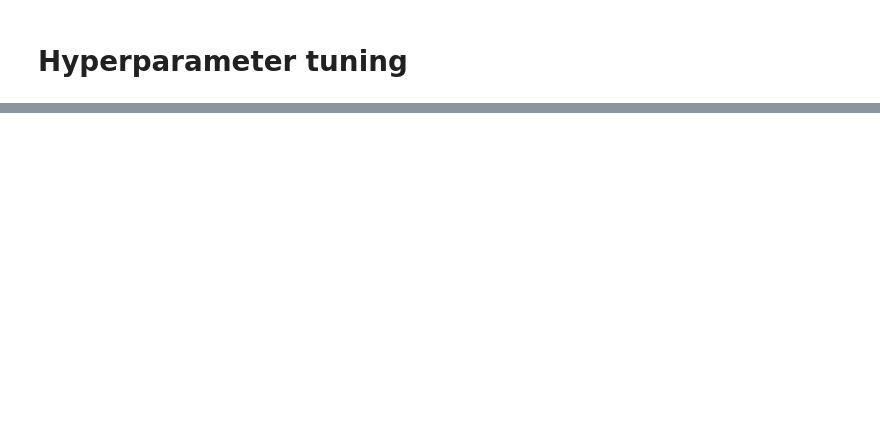
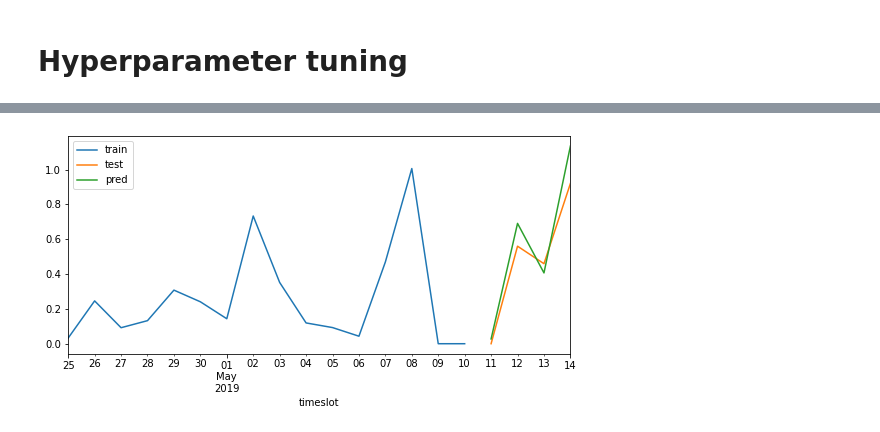
Before and after one commit to 4ug-aug/Otovo-OptimalControl, a Jupyter notebook: Random_Forest_Hyperparameter_Tuning.ipynb, the cells around one changed output, grey strips where cells are left out. Drawn from its saved outputs; the diff is of its cells as text; code cells hidden in the pictures; blank space fills up the shorter version.

```diff
--- a/Random_Forest_Hyperparameter_Tuning.ipynb
+++ b/Random_Forest_Hyperparameter_Tuning.ipynb
@@ -283,0 +354,12 @@ KeyboardInterrupt:
+# %%
+def undiff(diff, vals):
+    result = [vals[0]]
+    for i in range(len(diff)):
+        result.append(vals[i+1]+diff[i])
+    return result
+
+def trueundiff(diff, first):
+    result = [first]
+    for i in range(len(diff)):
+        result.append(result[-1]+diff[i])
+    return result
@@ -283,0 +375,12 @@ KeyboardInterrupt:
+# %%
+vals_pd = pd.DataFrame(columns = ["vals"])
+vals_pd["vals"]=truepred[1:]
+vals_pd.index = truetest.index
+
+fig, ax=plt.subplots(figsize=(9, 4))
+truetrain['num_kwh_normalized'].plot(ax=ax, label='train')
+truetest['num_kwh_normalized'].plot(ax=ax, label='test')
+vals_pd["vals"].plot(ax=ax, label='pred')
+ax.legend();
+# %% [output]
+[figure, added]
```
Also changed, not shown: parts of 11 cells of this notebook.
